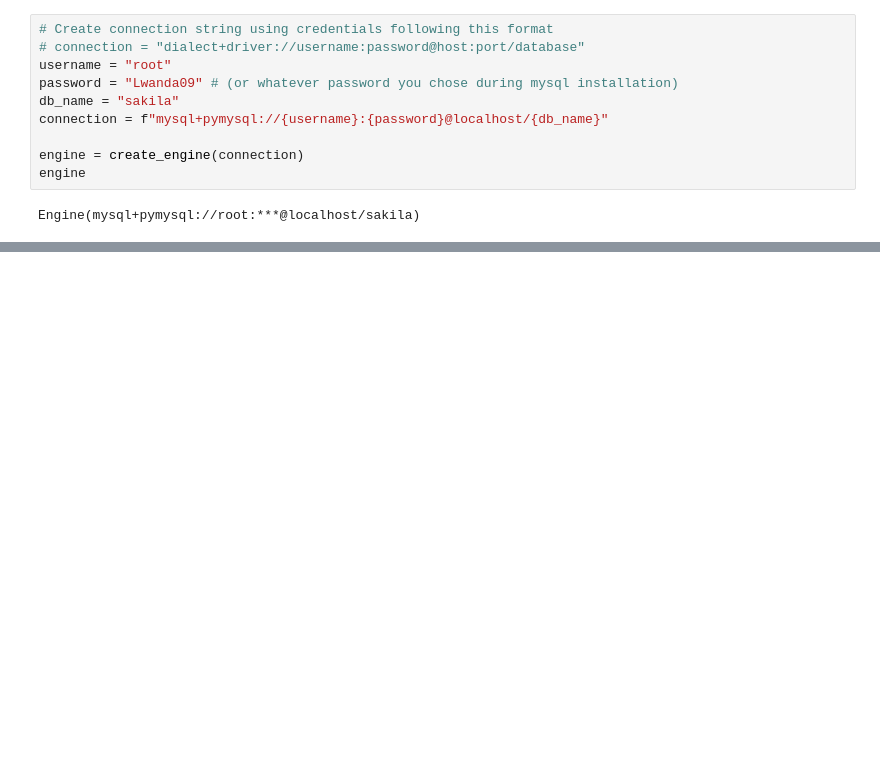
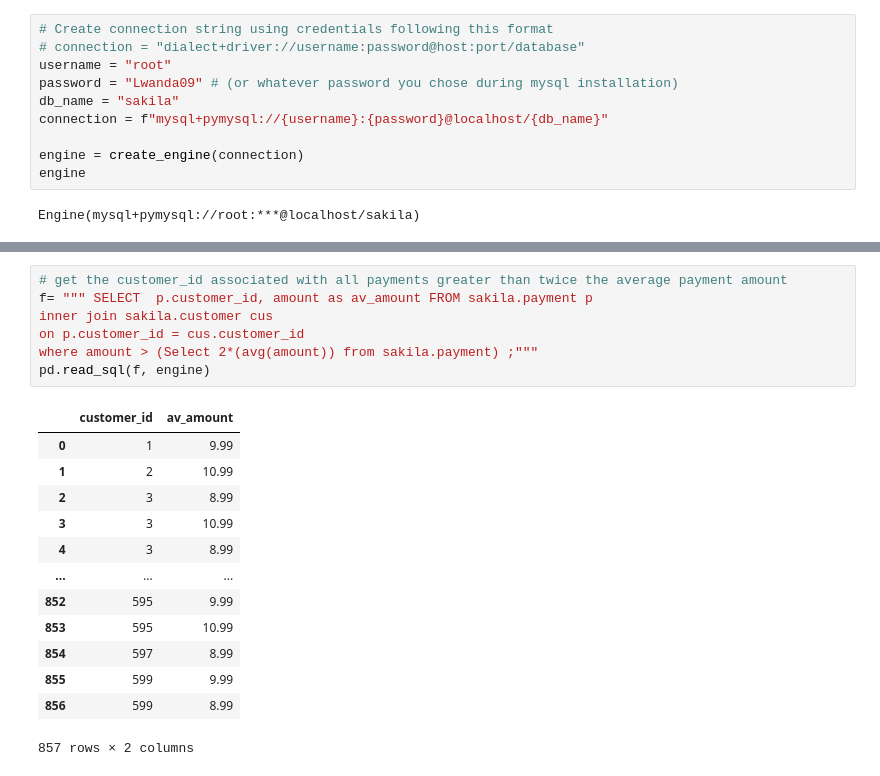
Before and after one commit to Noks06/Sakila-Data, a Jupyter notebook: Sakila.ipynb, the cells around one changed output, grey strips where cells are left out. Cells and saved outputs as stored; diff of their text form; blank space fills up the shorter version.

```diff
--- a/Sakila.ipynb
+++ b/Sakila.ipynb
@@ -44,0 +123,21 @@ pd.read_sql(c, engine)
+# %%
+# get the customer_id associated with all payments greater than twice the average payment amount
+f= """ SELECT  p.customer_id, amount as av_amount FROM sakila.payment p
+inner join sakila.customer cus
+on p.customer_id = cus.customer_id
+where amount > (Select 2*(avg(amount)) from sakila.payment) ;"""
+pd.read_sql(f, engine)
+# %% [output]
+|  | customer_id | av_amount |
+| 0 | 1 | 9.99 |
+| 1 | 2 | 10.99 |
+| 2 | 3 | 8.99 |
+| 3 | 3 | 10.99 |
+| 4 | 3 | 8.99 |
+| ... | ... | ... |
+| 852 | 595 | 9.99 |
+| 853 | 595 | 10.99 |
+| 854 | 597 | 8.99 |
+| 855 | 599 | 9.99 |
+| 856 | 599 | 8.99 |
+857 rows × 2 columns
```
Also changed, not shown: parts of 9 cells of this notebook.
